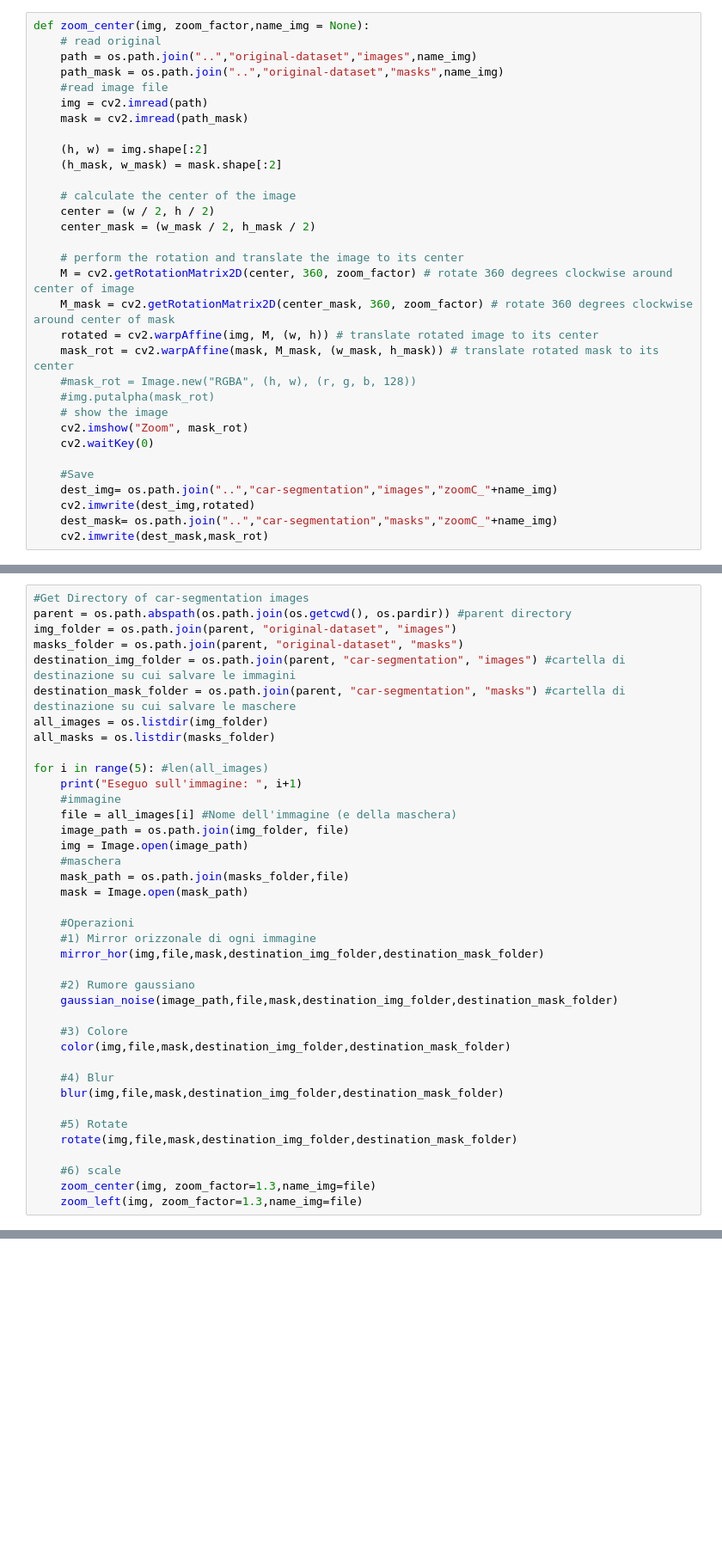
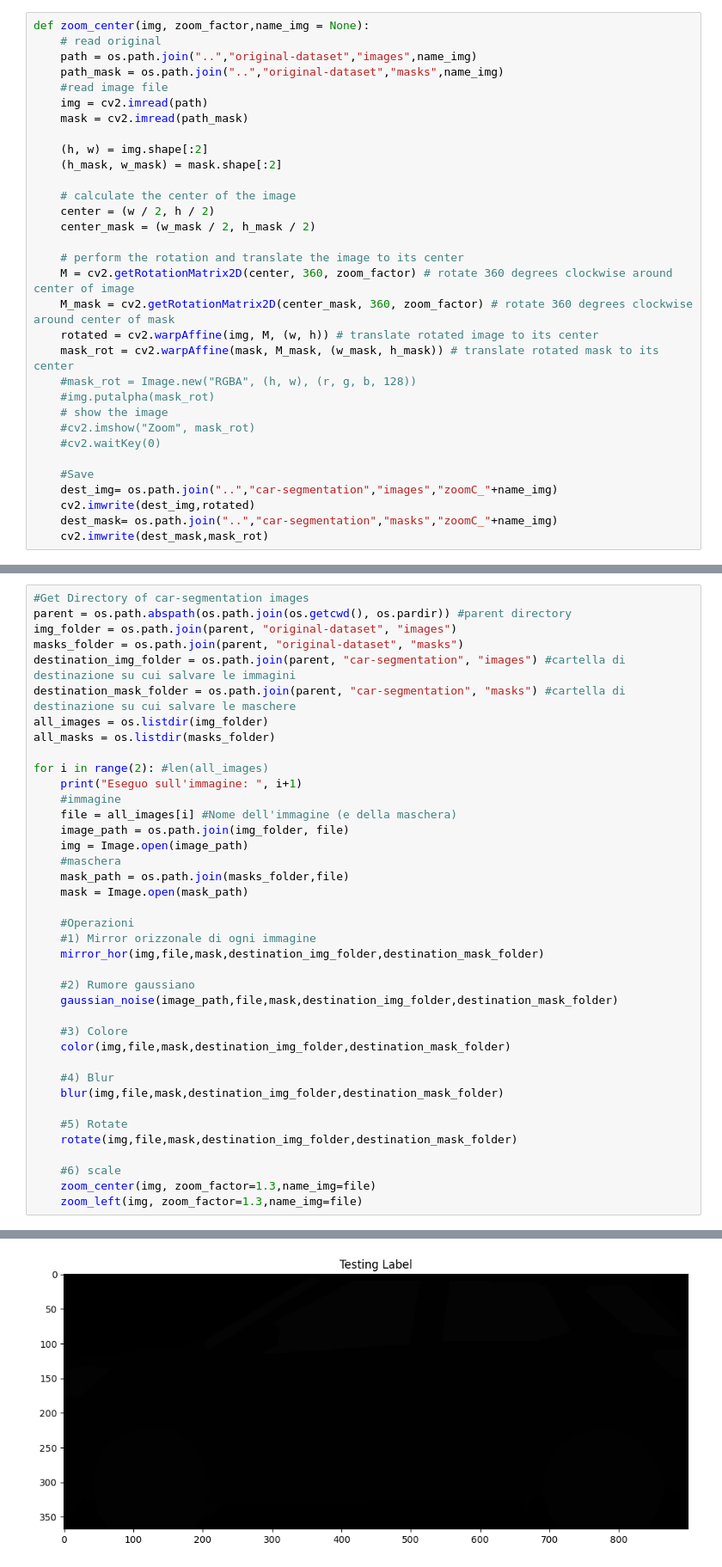
Before and after one commit to ele10-code/Deep_Learning, a Jupyter notebook: dataAugmentation.ipynb, the cells around one changed output, grey strips where cells are left out. Shown at 86% size. Drawn from its saved outputs; the diff is of its cells as text; blank space fills up the shorter version.

Commit message:
Fix visualizzazione colori maschere

```diff
--- a/dataAugmentation.ipynb
+++ b/dataAugmentation.ipynb
@@ -143,8 +143,8 @@ def zoom_center(img, zoom_factor,name_img = None):
     #mask_rot = Image.new("RGBA", (h, w), (r, g, b, 128))
     #img.putalpha(mask_rot)
     # show the image
-    cv2.imshow("Zoom", mask_rot)
-    cv2.waitKey(0)
+    #cv2.imshow("Zoom", mask_rot)
+    #cv2.waitKey(0)
 
     #Save
     dest_img= os.path.join("..","car-segmentation","images","zoomC_"+name_img)
@@ -189,7 +189,7 @@ destination_mask_folder = os.path.join(parent, "car-segmentation", "masks") #car
 all_images = os.listdir(img_folder)
 all_masks = os.listdir(masks_folder)
 
-for i in range(5): #len(all_images)
+for i in range(2): #len(all_images)
     print("Eseguo sull'immagine: ", i+1)
     #immagine
     file = all_images[i] #Nome dell'immagine (e della maschera)
@@ -226,0 +224 @@ Eseguo sull'immagine:  5
+[figure, added]
```
Also changed, not shown: parts of 1 cell of this notebook, 2 other files.
